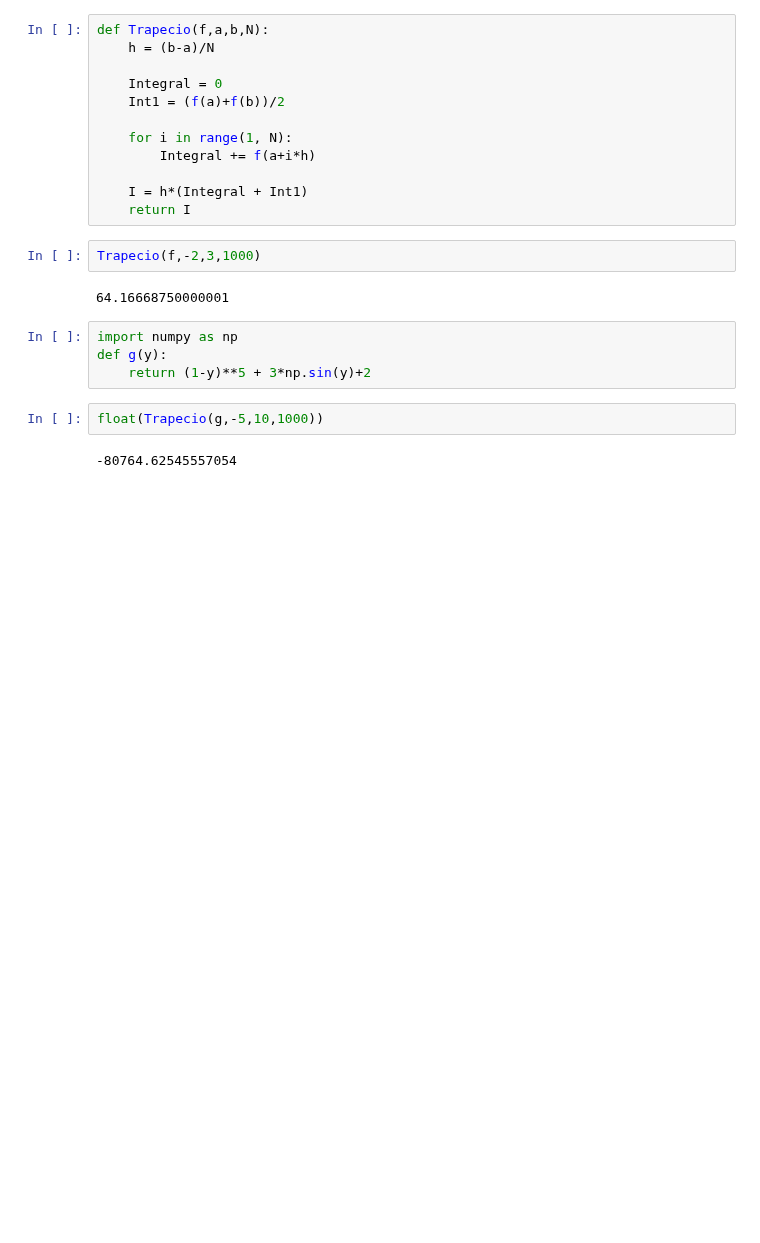
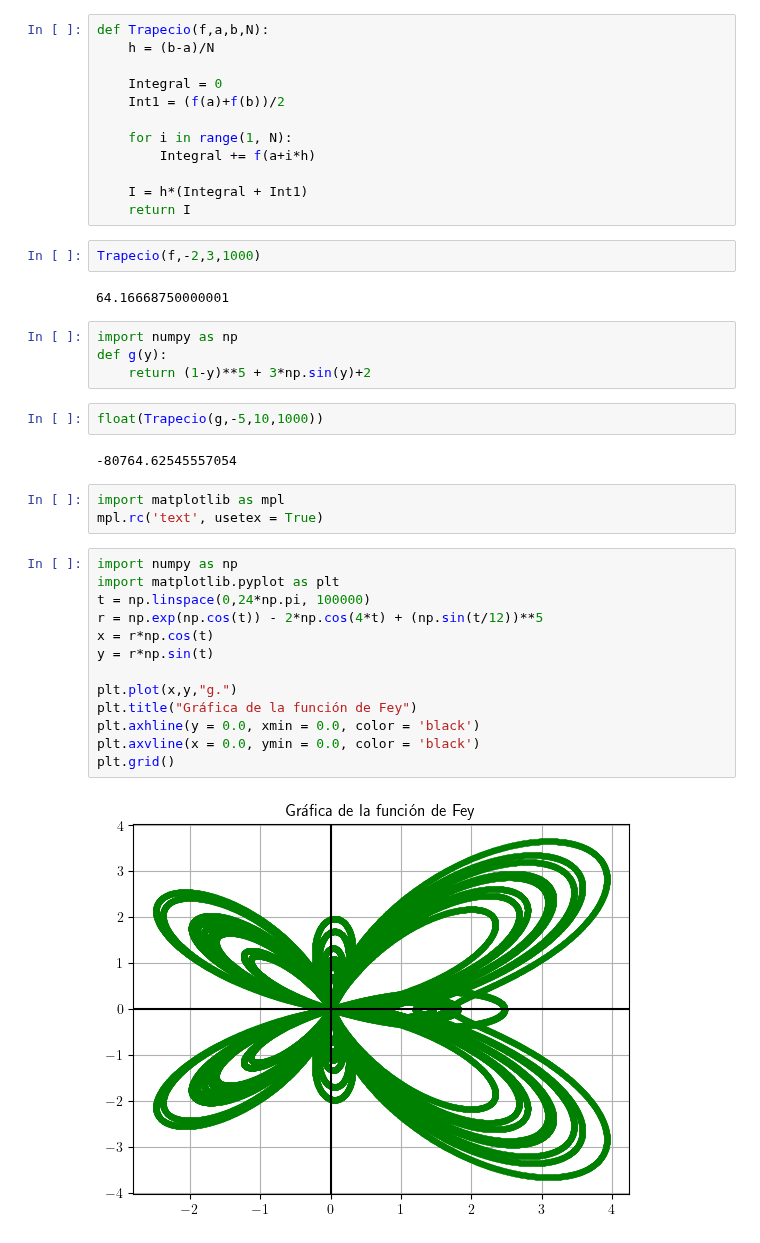
Before and after one commit to Lackquirce/Repositorio_Fisica_computacional_2027_1, a Jupyter notebook: 1_ProgramacionPython/Integración numérica.ipynb, the cells around one changed output. Saved outputs shown, nothing was run; the diff lists cells and outputs as text; blank space fills up the shorter version.

Commit message:
Gráfica de Fey

```diff
--- a/1_ProgramacionPython/Integración numérica.ipynb
+++ b/1_ProgramacionPython/Integración numérica.ipynb
@@ -68,3 +68,21 @@ def g(y):
 float(Trapecio(g,-5,10,1000))
 # %% [output]
 -80764.62545557054
+# %%
+import matplotlib as mpl
+mpl.rc('text', usetex = True)
+# %%
+import numpy as np
+import matplotlib.pyplot as plt
+t = np.linspace(0,24*np.pi, 100000)
+r = np.exp(np.cos(t)) - 2*np.cos(4*t) + (np.sin(t/12))**5
+x = r*np.cos(t)
+y = r*np.sin(t)
+
+plt.plot(x,y,"g.")
+plt.title("Gráfica de la función de Fey")
+plt.axhline(y = 0.0, xmin = 0.0, color = 'black')
+plt.axvline(x = 0.0, ymin = 0.0, color = 'black')
+plt.grid()
+# %% [output]
+[figure, added]
```
